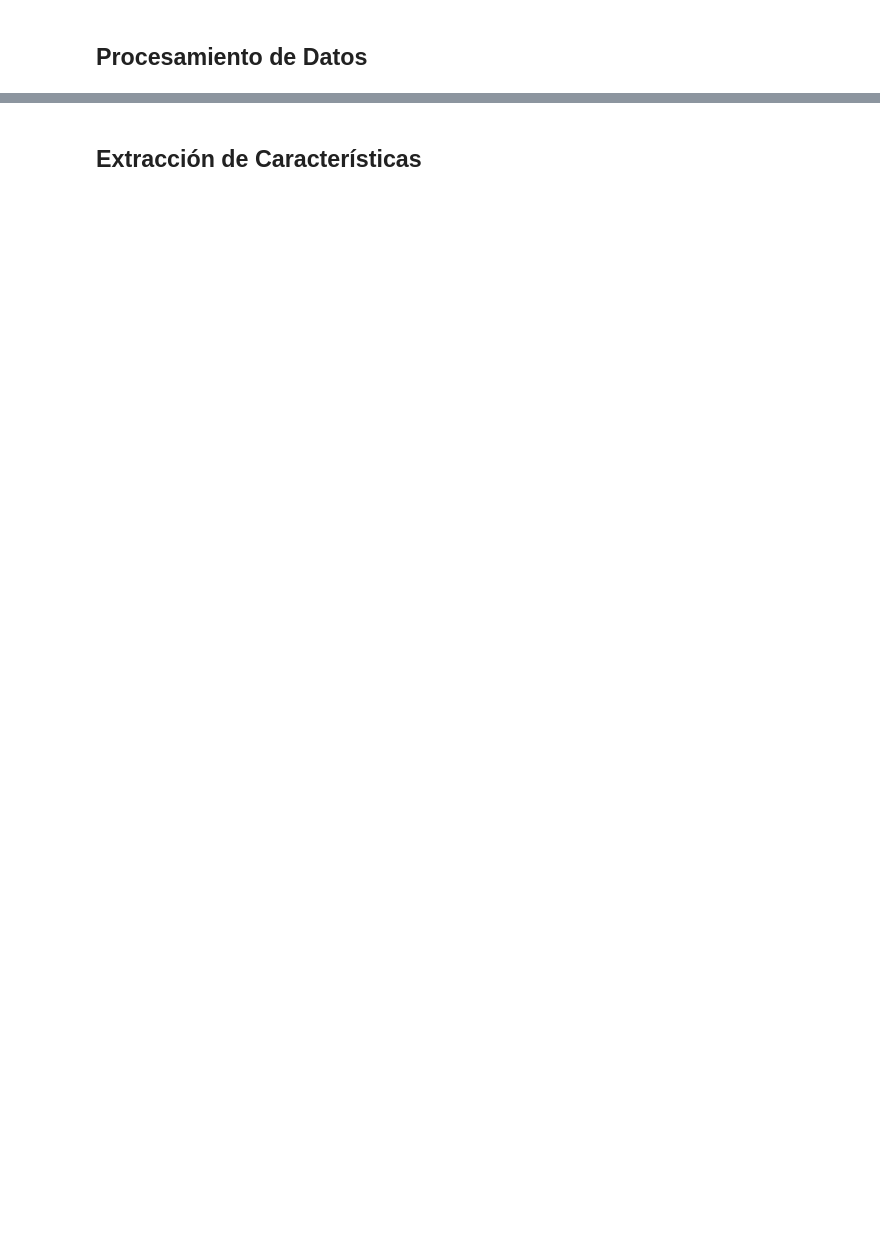
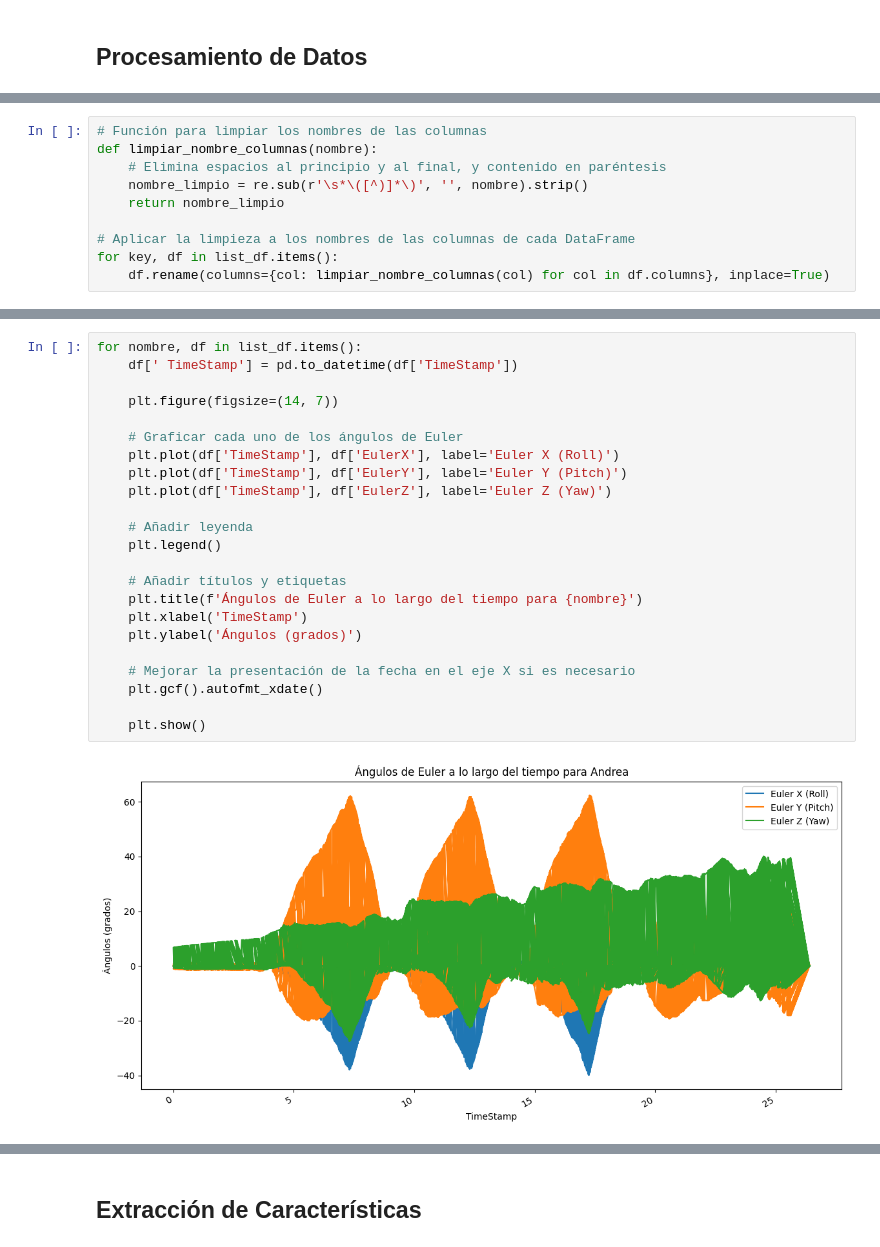
Before and after one commit to Ariana1998/Practica3_CDSI_ArianaEspinoza, a Jupyter notebook: Notebook.ipynb, the cells around one changed output, grey strips where cells are left out. Drawn from its saved outputs; the diff is of its cells as text; blank space fills up the shorter version.

```diff
--- a/Notebook.ipynb
+++ b/Notebook.ipynb
@@ -23,0 +111,10 @@ Los sensores IMU se pusieron uno en cada pantorrilla, uno en cada muslo y uno en
+# %%
+# Función para limpiar los nombres de las columnas
+def limpiar_nombre_columnas(nombre):
+    # Elimina espacios al principio y al final, y contenido en paréntesis
+    nombre_limpio = re.sub(r'\s*\([^)]*\)', '', nombre).strip()
+    return nombre_limpio
+
+# Aplicar la limpieza a los nombres de las columnas de cada DataFrame
+for key, df in list_df.items():
+    df.rename(columns={col: limpiar_nombre_columnas(col) for col in df.columns}, inplace=True)
@@ -23,0 +145,25 @@ Los sensores IMU se pusieron uno en cada pantorrilla, uno en cada muslo y uno en
+# %%
+for nombre, df in list_df.items():
+    df[' TimeStamp'] = pd.to_datetime(df['TimeStamp'])
+
+    plt.figure(figsize=(14, 7))
+
+    # Graficar cada uno de los ángulos de Euler
+    plt.plot(df['TimeStamp'], df['EulerX'], label='Euler X (Roll)')
+    plt.plot(df['TimeStamp'], df['EulerY'], label='Euler Y (Pitch)')
+    plt.plot(df['TimeStamp'], df['EulerZ'], label='Euler Z (Yaw)')
+
+    # Añadir leyenda
+    plt.legend()
+
+    # Añadir títulos y etiquetas
+    plt.title(f'Ángulos de Euler a lo largo del tiempo para {nombre}')
+    plt.xlabel('TimeStamp')
+    plt.ylabel('Ángulos (grados)')
+
+    # Mejorar la presentación de la fecha en el eje X si es necesario
+    plt.gcf().autofmt_xdate()
+
+    plt.show()
+# %% [output]
+[figure, added]
```
Also changed, not shown: parts of 16 cells of this notebook.
